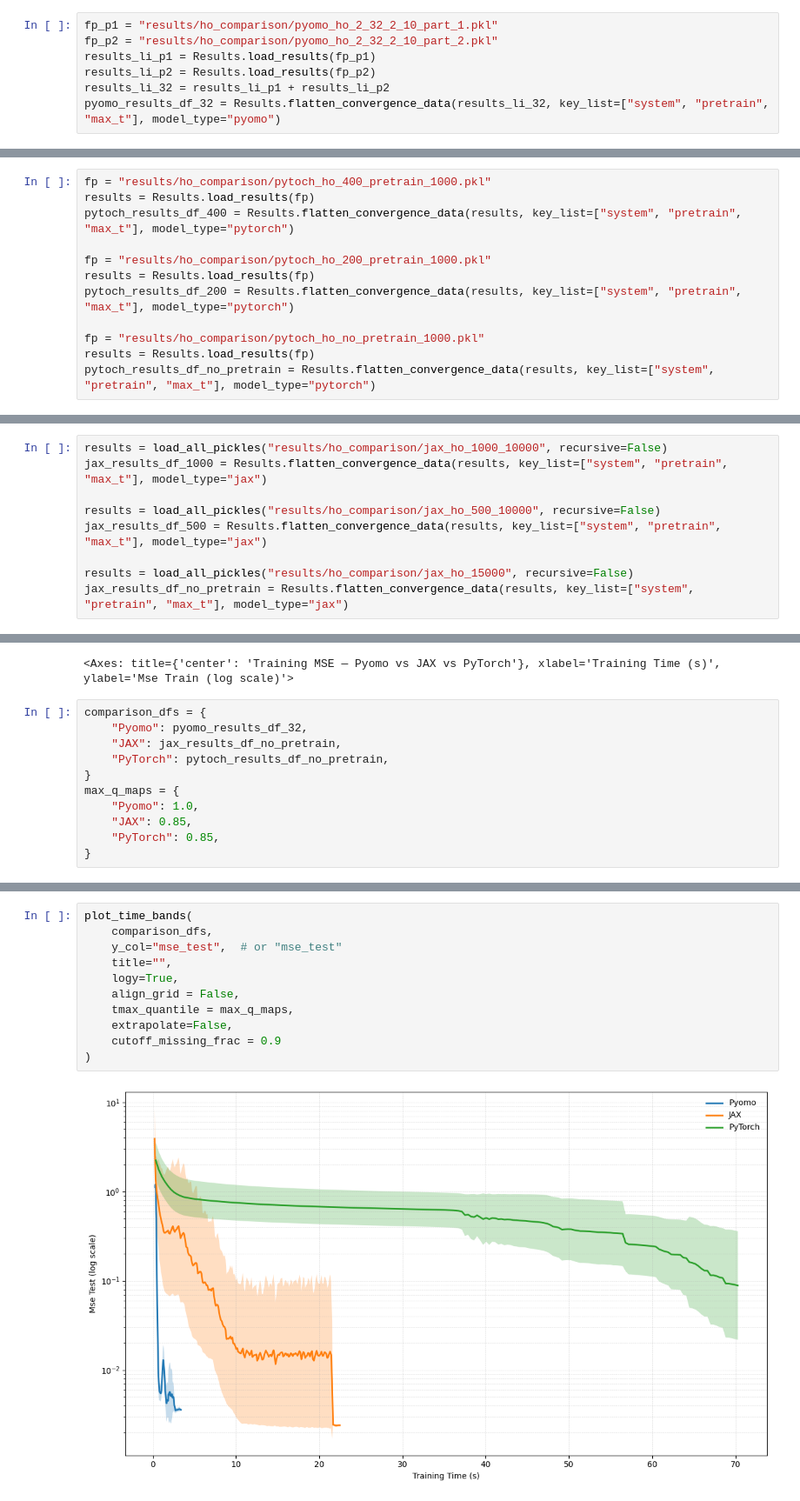
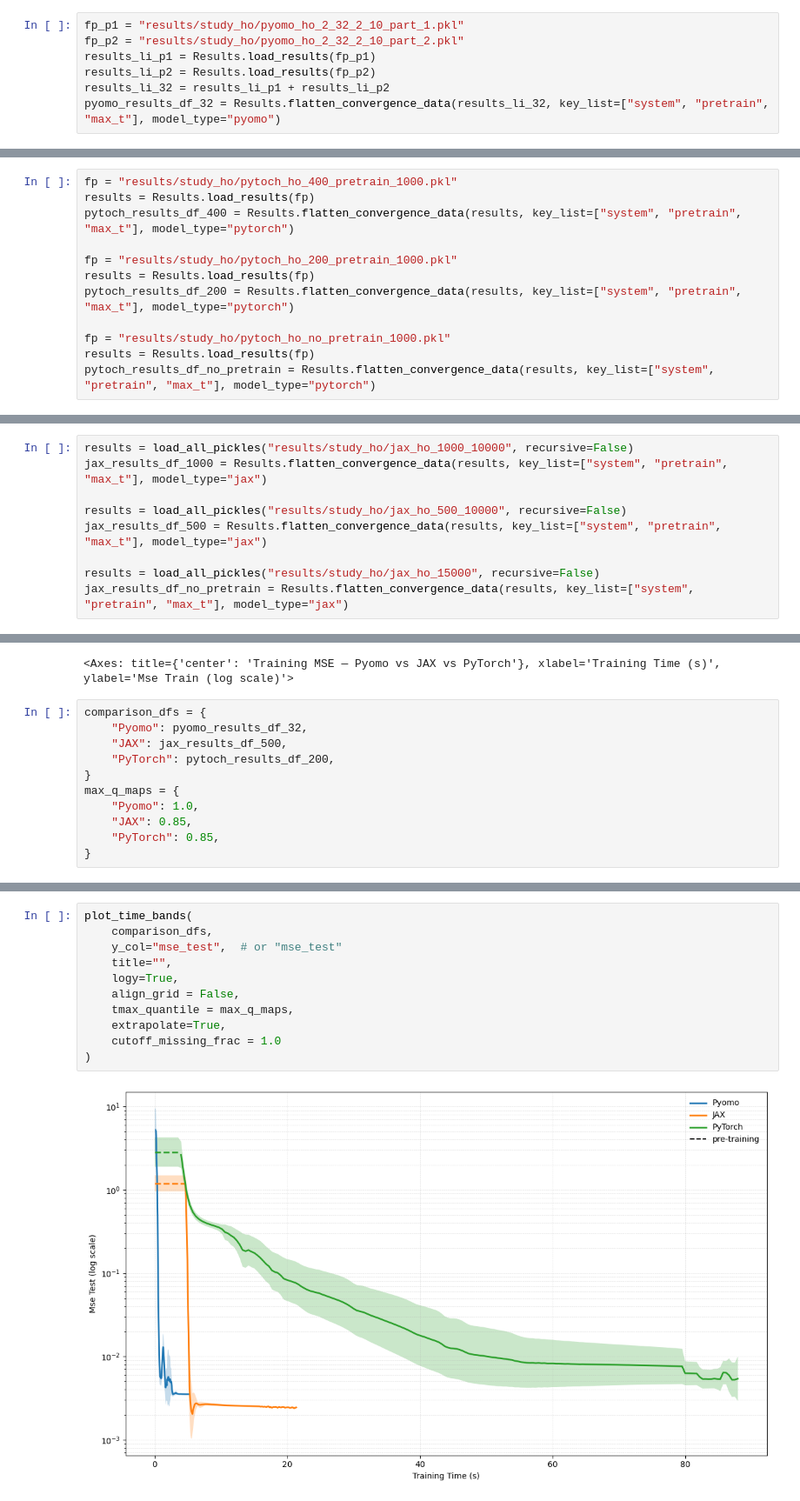
Before and after one commit to mariashapo/NODE, a Jupyter notebook: src/analysis/synthetic/training_conv_ho.ipynb, the cells around one changed output, grey strips where cells are left out. Shown at 87% size. Cells and saved outputs as stored; diff of their text form.

Commit message:
Set up for further Pyomo vdp experiments.

```diff
--- a/src/analysis/synthetic/training_conv_ho.ipynb
+++ b/src/analysis/synthetic/training_conv_ho.ipynb
@@ -37,8 +37,8 @@ results_df_64 = Results.flatten_convergence_data(results_li_64, key_list=["syste
 # %% [markdown]
 #### pyomo
 # %%
-fp_p1 = "results/ho_comparison/pyomo_ho_2_32_2_10_part_1.pkl"
-fp_p2 = "results/ho_comparison/pyomo_ho_2_32_2_10_part_2.pkl"
+fp_p1 = "results/study_ho/pyomo_ho_2_32_2_10_part_1.pkl"
+fp_p2 = "results/study_ho/pyomo_ho_2_32_2_10_part_2.pkl"
 results_li_p1 = Results.load_results(fp_p1)
 results_li_p2 = Results.load_results(fp_p2)
 results_li_32 = results_li_p1 + results_li_p2
@@ -76,15 +76,15 @@ plot_time_bands(
 # %% [markdown]
 #### pytorch
 # %%
-fp = "results/ho_comparison/pytoch_ho_400_pretrain_1000.pkl"
+fp = "results/study_ho/pytoch_ho_400_pretrain_1000.pkl"
 results = Results.load_results(fp)
 pytoch_results_df_400 = Results.flatten_convergence_data(results, key_list=["system", "pretrain", "max_t"], model_type="pytorch")
 
-fp = "results/ho_comparison/pytoch_ho_200_pretrain_1000.pkl"
+fp = "results/study_ho/pytoch_ho_200_pretrain_1000.pkl"
 results = Results.load_results(fp)
 pytoch_results_df_200 = Results.flatten_convergence_data(results, key_list=["system", "pretrain", "max_t"], model_type="pytorch")
 
-fp = "results/ho_comparison/pytoch_ho_no_pretrain_1000.pkl"
+fp = "results/study_ho/pytoch_ho_no_pretrain_1000.pkl"
 results = Results.load_results(fp)
 pytoch_results_df_no_pretrain = Results.flatten_convergence_data(results, key_list=["system", "pretrain", "max_t"], model_type="pytorch")
 # %%
@@ -107,12 +107,12 @@ plot_time_bands(
 # %% [markdown]
 ### jax
 # %%
-results = load_all_pickles("results/ho_comparison/jax_ho_1000_10000", recursive=False)
+results = load_all_pickles("results/study_ho/jax_ho_1000_10000", recursive=False)
 jax_results_df_1000 = Results.flatten_convergence_data(results, key_list=["system", "pretrain", "max_t"], model_type="jax")
 
-results = load_all_pickles("results/ho_comparison/jax_ho_500_10000", recursive=False)
+results = load_all_pickles("results/study_ho/jax_ho_500_10000", recursive=False)
 jax_results_df_500 = Results.flatten_convergence_data(results, key_list=["system", "pretrain", "max_t"], model_type="jax")
 
-results = load_all_pickles("results/ho_comparison/jax_ho_15000", recursive=False)
+results = load_all_pickles("results/study_ho/jax_ho_15000", recursive=False)
 jax_results_df_no_pretrain = Results.flatten_convergence_data(results, key_list=["system", "pretrain", "max_t"], model_type="jax")
 # %% [output]
@@ -153,8 +153,8 @@ plot_time_bands(
 # %%
 comparison_dfs = {
     "Pyomo": pyomo_results_df_32,
-    "JAX": jax_results_df_no_pretrain,
-    "PyTorch": pytoch_results_df_no_pretrain,
+    "JAX": jax_results_df_500,
+    "PyTorch": pytoch_results_df_200,
 }
 max_q_maps = {
     "Pyomo": 1.0,
@@ -194,14 +178,14 @@ plot_time_bands(
 # %%
 plot_time_bands(
     comparison_dfs,
     y_col="mse_test",  # or "mse_test"
     title="",
     logy=True,
     align_grid = False,
     tmax_quantile = max_q_maps,
-    extrapolate=False,
-    cutoff_missing_frac = 0.9
+    extrapolate=True,
+    cutoff_missing_frac = 1.0
 )
 # %% [output]
-[figure, old version]
+[figure, new version]
 <Axes: xlabel='Training Time (s)', ylabel='Mse Test (log scale)'>
```
Also changed, not shown: parts of 8 cells of this notebook, 8 other files.
